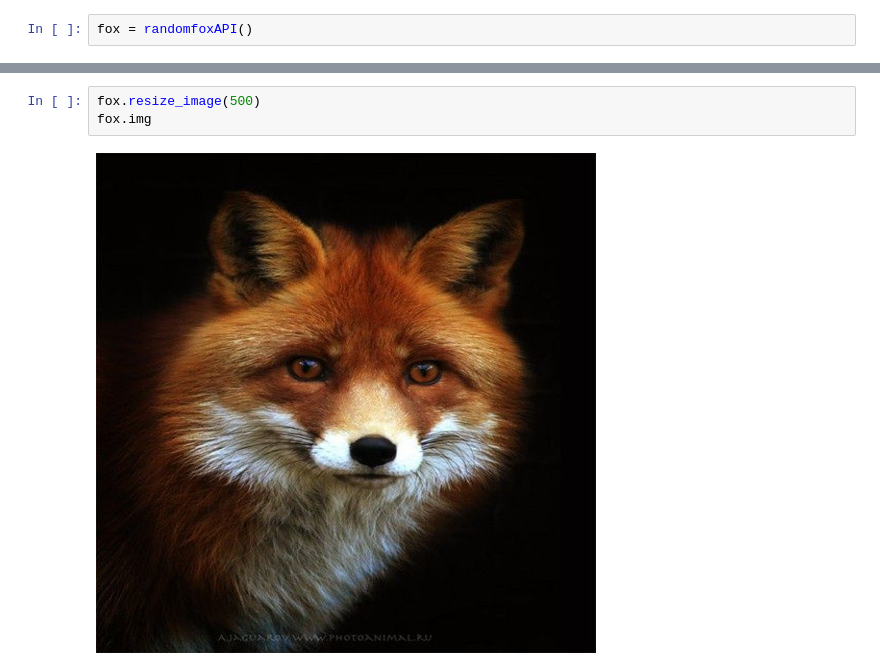
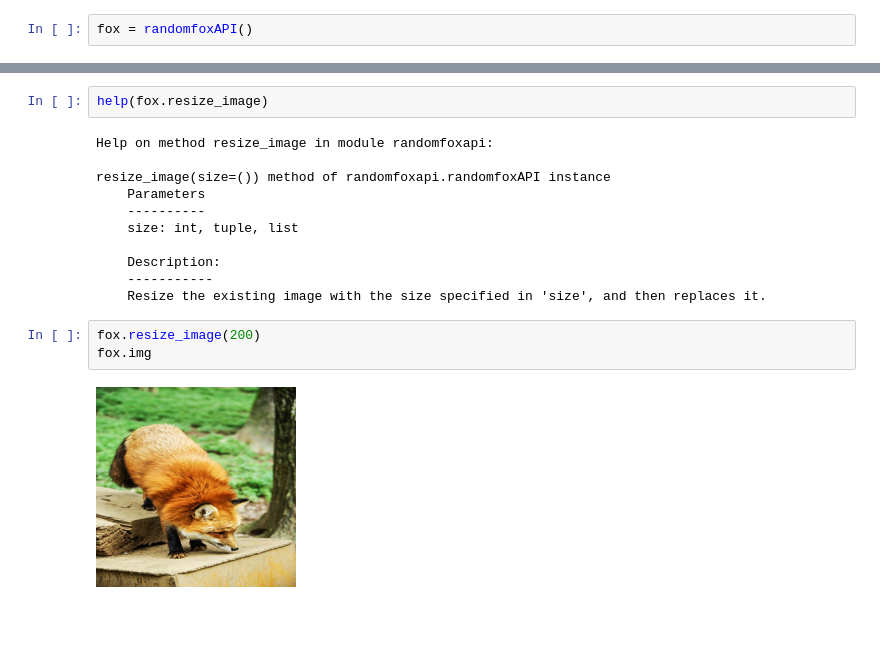
Before and after one commit to stefano-sosa/random-fox-and-the-cat, a Jupyter notebook: random-fox-api/randomfoxapi-test.ipynb, the cells around one changed output, grey strips where cells are left out. Saved outputs shown, nothing was run; the diff lists cells and outputs as text; blank space fills up the shorter version.

```diff
--- a/random-fox-api/randomfoxapi-test.ipynb
+++ b/random-fox-api/randomfoxapi-test.ipynb
@@ -17,6 +50,19 @@ fox.imgsize
+# %%
+help(fox.resize_image)
+# %% [output]
+Help on method resize_image in module randomfoxapi:
+
+resize_image(size=()) method of randomfoxapi.randomfoxAPI instance
+    Parameters
+    ----------
+    size: int, tuple, list
+
+    Description:
+    -----------
+    Resize the existing image with the size specified in 'size', and then replaces it.
 # %%
-fox.resize_image(500)
+fox.resize_image(200)
 fox.img
 # %% [output]
-[figure, old version]
+[figure, new version]
 # %%
```
Also changed, not shown: parts of 15 cells of this notebook.
